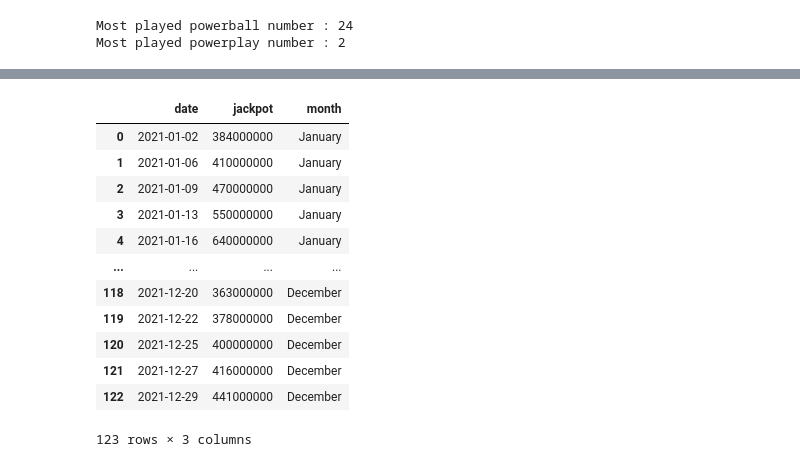
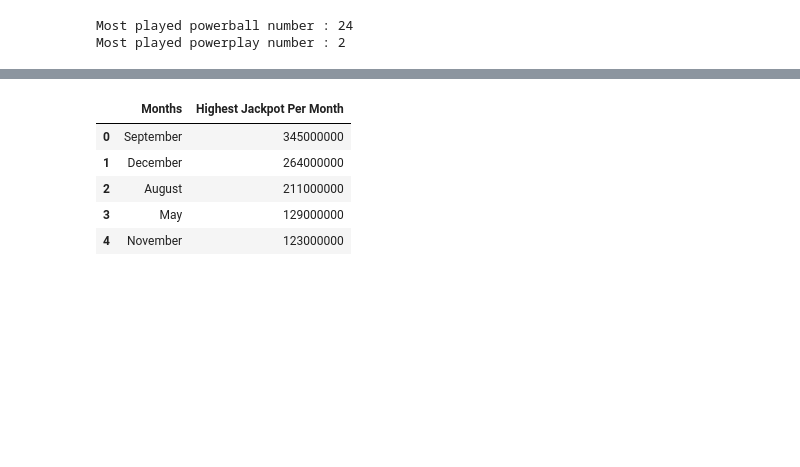
Before and after one commit to JLaydeJ/Project_1, a Jupyter notebook: Project_1_2021.ipynb, the cells around one changed output, grey strips where cells are left out. Cells and saved outputs as stored; diff of their text form; code cells hidden in the pictures; blank space fills up the shorter version.

```diff
--- a/Project_1_2021.ipynb
+++ b/Project_1_2021.ipynb
@@ -168,22 +148,44 @@ lottery_date_df
-# %%
-# Find the top 3 months with highest jackpot
-# Take a copy of lottery_date_df dataframe "date" and "jackpot" values
-jackpot_df = lottery_date_df[["date", "jackpot"]].copy()
-
-# Create a new column called month that determines the month based on date
-# https://stackoverflow.com/questions/44908383/how-can-i-group-by-month-from-a-date-field-using-python-and-pandas
-jackpot_df["month"] = jackpot_df["date"].apply(lambda x:x.strftime("%B"))
-# %% [output]
-|  | date | jackpot | month |
-| 0 | 2021-01-02 | 384000000 | January |
-| 1 | 2021-01-06 | 410000000 | January |
-| 2 | 2021-01-09 | 470000000 | January |
-| 3 | 2021-01-13 | 550000000 | January |
-| 4 | 2021-01-16 | 640000000 | January |
-| ... | ... | ... | ... |
-| 118 | 2021-12-20 | 363000000 | December |
-| 119 | 2021-12-22 | 378000000 | December |
-| 120 | 2021-12-25 | 400000000 | December |
-| 121 | 2021-12-27 | 416000000 | December |
-| 122 | 2021-12-29 | 441000000 | December |
-123 rows × 3 columns
+# %%
+# Find the top 3 months with highest jackpot
+# Take a copy of lottery_date_df dataframe "date" and "jackpot" values
+jackpot_df = lottery_date_df[["date", "jackpot"]].copy()
+
+# Create a new column called month that determines the month based on date
+# https://stackoverflow.com/questions/44908383/how-can-i-group-by-month-from-a-date-field-using-python-and-pandas
+jackpot_df["month"] = jackpot_df["date"].apply(lambda x:x.strftime("%B"))
+
+# Need to use .groupby plus .value_counts to get the number of powerball/powerplay plays for each month
+jackpot_by_month = lottery_date_df.groupby(["month"])["jackpot"].value_counts()
+
+# Take .max to find most played powerball/powerplay number for each month
+max_jackpot_powerball = jackpot_by_month.groupby(["month"]).idxmax().values
+
+# Assemble the resulting series into a single summary DataFrame
+combined_jackpot_df = pd.DataFrame({"Data": max_jackpot_powerball})
+
+# Split dataframes into two dataframe then convet data from ( , ) to two new columns
+jackpot_split_df = pd.DataFrame(combined_jackpot_df["Data"].tolist(), columns = ["Months","Highest Jackpot Per Month"])
+
+# Convert Powerball Most Played Number and 	Powerpplay Most Played Number to int for ploting
+jackpot_split_df["Highest Jackpot Per Month"] = jackpot_split_df["Highest Jackpot Per Month"].astype(int)
+
+# Categorize Dataframe by Month ("Jan", "Feb"...."Dec")
+# https://stackoverflow.com/questions/67472895/creating-using-categorical-data-type-with-pandas
+jackpot_split_df["Months"] = pd.Categorical(jackpot_split_df["Months"], categories = ["January", "February", "March", "April", "May", "June",
+                                                                                                        "July", "August", "September",
+                                                                                                        "October", "November", "December"], ordered = True)
+# Sort DataFrame by months and reset index
+jackpot_df = jackpot_split_df.sort_values(["Months"]).reset_index(drop = True)
+
+# Sort the schools by `Highest Jackpot Per Month' in ascending order and display the top 5 rows.
+top_5_jackpot = jackpot_df.sort_values(by = "Highest Jackpot Per Month", ascending=False)
+
+# Display the data table for preview
+top_5_jackpot.head(5).reset_index(drop = True)
+# %% [output]
+|  | Months | Highest Jackpot Per Month |
+| 0 | September | 345000000 |
+| 1 | December | 264000000 |
+| 2 | August | 211000000 |
+| 3 | May | 129000000 |
+| 4 | November | 123000000 |
```
Also changed, not shown: parts of 5 cells of this notebook.
